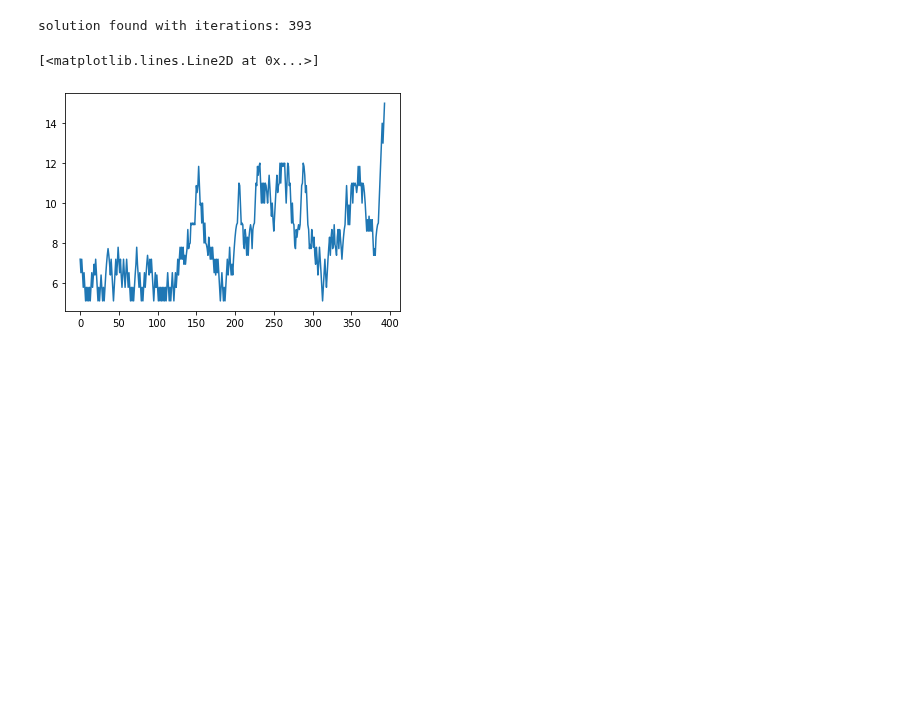
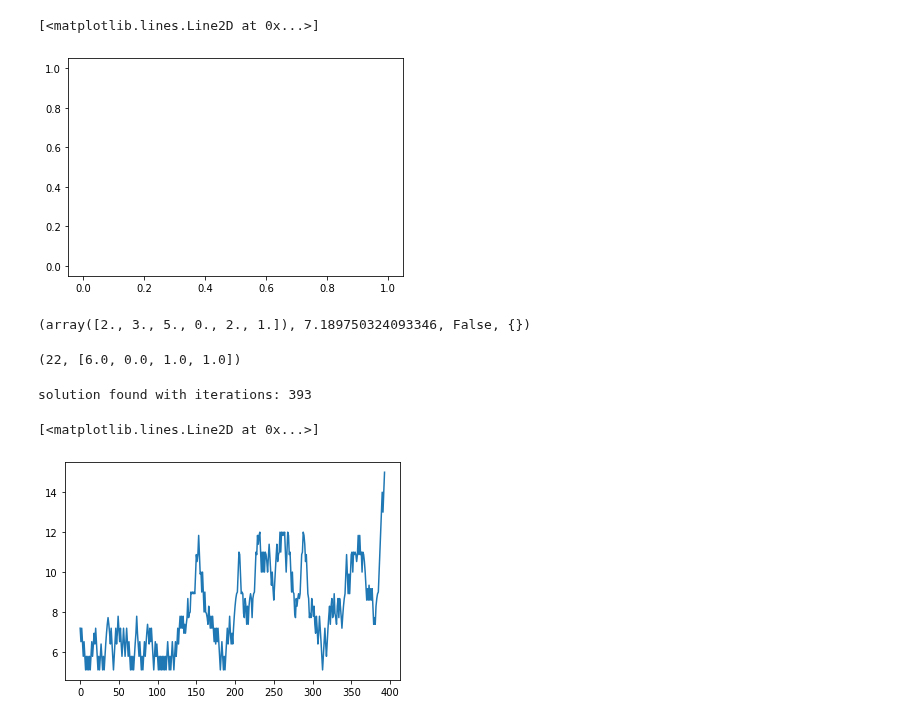
Before and after one commit to fpedd/ees-pees, a Jupyter notebook: backend/fakeenvironmenttester.ipynb, the cells around one changed output. Drawn from its saved outputs; the diff is of its cells as text; code cells hidden in the pictures; blank space fills up the shorter version.

```diff
--- a/backend/fakeenvironmenttester.ipynb
+++ b/backend/fakeenvironmenttester.ipynb
@@ -18,0 +18,21 @@ env.plot()
+# %%
+from keras.models import Sequential
+from keras.layers import Dense
+from keras.optimizers import SGD
+model = Sequential()
+model.add(Dense(20, input_dim=6, activation='relu'))  # TODO: Use input as 2d array.
+model.add(Dense(20, activation='relu'))  # TODO: Use input as 2d array.
+model.add(Dense(4))
+model.compile(SGD(lr=0.004), 'mse')
+# %%
+epsilon = 0.1  # probability to choose random action instead of best action
+gamma = 0.95
+batch_size = 150
+memory_size = 1000
+max_num_steps = 100
+# %%
+memory = []
+memory_lens = []
+history = []
+loss = []
+total_rewards = []
@@ -19,3 +110,16 @@ env.plot()
+# %%
+plt.plot(loss)
+# %% [output]
+[<matplotlib.lines.Line2D at 0x...>]
+[figure, added]
+# %%
+env.step()
+# %% [output]
+(array([2., 3., 5., 0., 2., 1.]), 7.189750324093346, False, {})
+# %%
+s
+# %% [output]
+(22, [6.0, 0.0, 1.0, 1.0])
 # %%
 pos = []
 rewards = []
```
Also changed, not shown: parts of 2 cells of this notebook, 1 other file.
